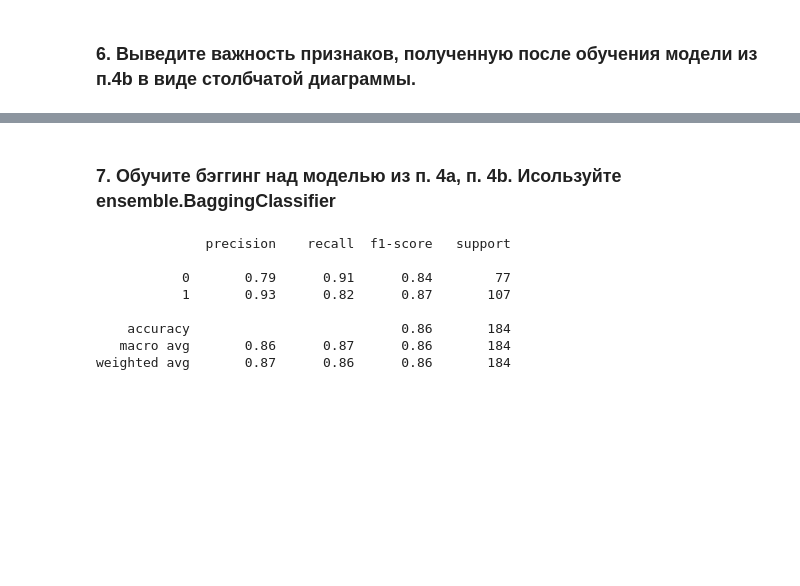
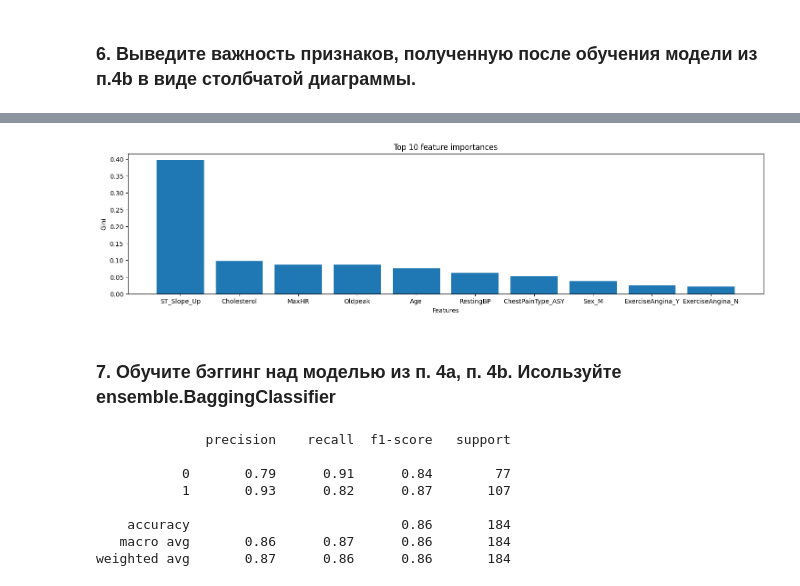
Before and after one commit to dr-Elan/MLHW, a Jupyter notebook: Ансамблирование.ipynb, the cells around one changed output, grey strips where cells are left out. Cells and saved outputs as stored; diff of their text form; code cells hidden in the pictures; blank space fills up the shorter version.

```diff
--- a/Ансамблирование.ipynb
+++ b/Ансамблирование.ipynb
@@ -171,3 +171,17 @@ weighted avg       0.80      0.79      0.79       184
+# %%
+forest = RandomForestRegressor(random_state=10)
+forest.fit(X_train, y_train)
+imp = pd.Series(forest.feature_importances_)
+imp.index = pd.Series(X_train.columns)
+imp = imp.sort_values(ascending=False)
+plt.figure(figsize=(18, 4))
+plt.title('Top 10 feature importances')
+plt.xlabel('Features')
+plt.ylabel('Gini')
+plt.bar(imp.head(10).index, imp.head(10))
+plt.show()
+# %% [output]
+[figure, added]
 # %% [markdown]
 ### 7. Обучите бэггинг над моделью из п. 4а, п. 4b. Исользуйте ensemble.BaggingClassifier
 # %%
```
Also changed, not shown: parts of 6 cells of this notebook.
